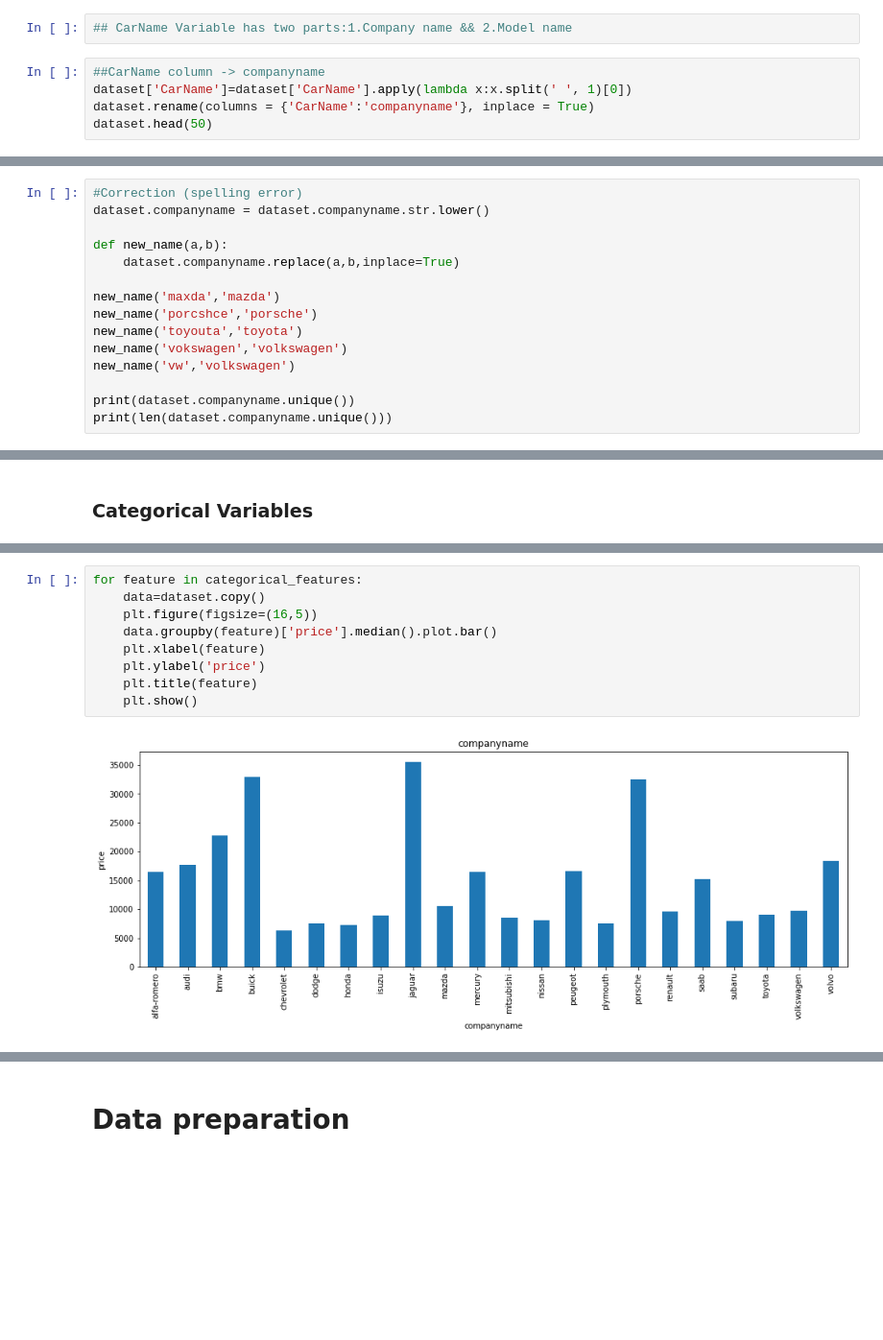
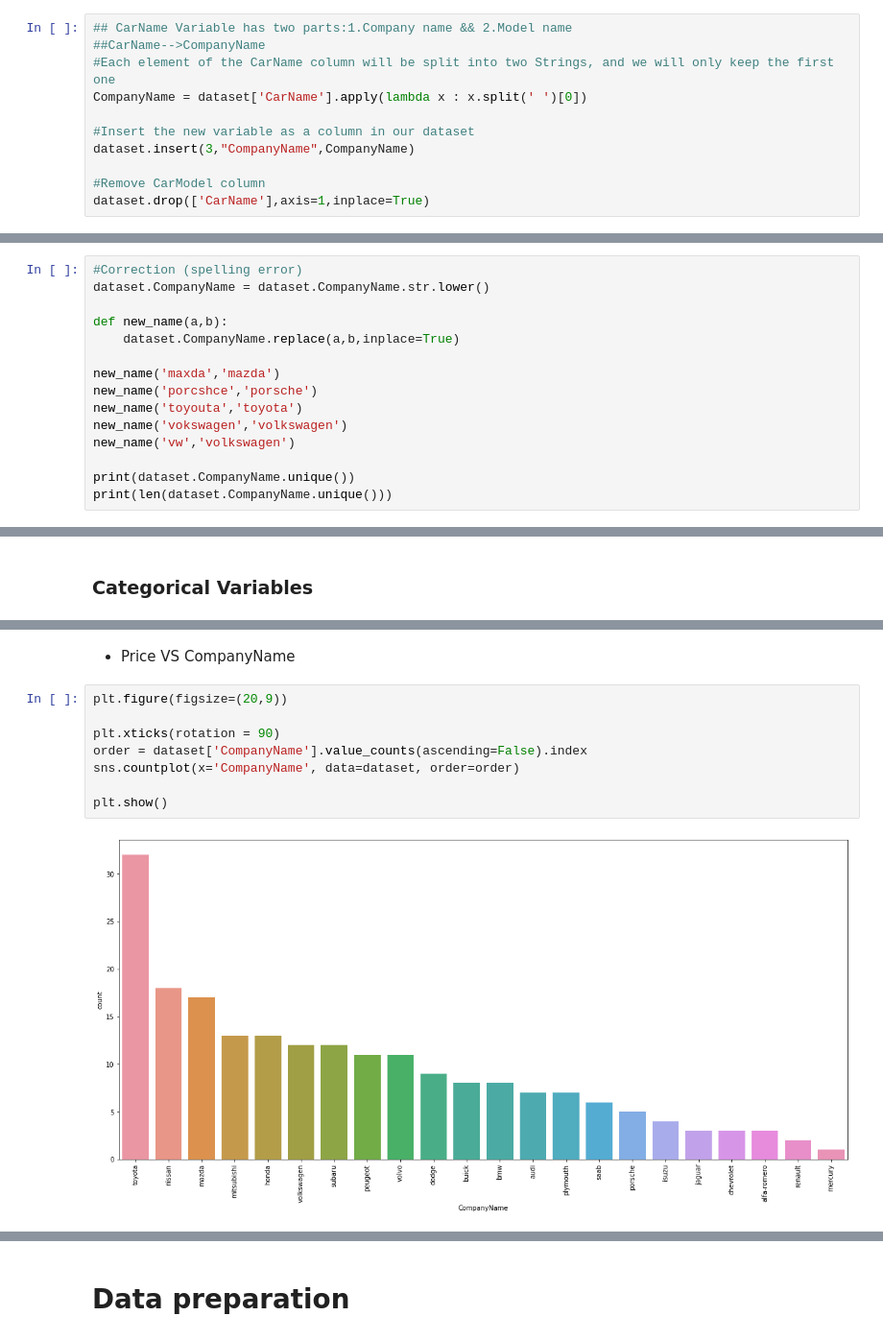
Before and after one commit to lkbansal111/EDA, a Jupyter notebook: CarPrice.ipynb, the cells around one changed output, grey strips where cells are left out. Shown: that part at 96% size. Drawn from its saved outputs; the diff is of its cells as text; blank space fills up the shorter version.

```diff
--- a/CarPrice.ipynb
+++ b/CarPrice.ipynb
@@ -83,7 +74,11 @@ dataset=dataset.drop('car_ID',axis=1)
 # %%
 ## CarName Variable has two parts:1.Company name && 2.Model name
+##CarName-->CompanyName
+#Each element of the CarName column will be split into two Strings, and we will only keep the first one
+CompanyName = dataset['CarName'].apply(lambda x : x.split(' ')[0])
+
+#Insert the new variable as a column in our dataset
+dataset.insert(3,"CompanyName",CompanyName)
+
+#Remove CarModel column
+dataset.drop(['CarName'],axis=1,inplace=True)
-# %%
-##CarName column -> companyname
-dataset['CarName']=dataset['CarName'].apply(lambda x:x.split(' ', 1)[0])
-dataset.rename(columns = {'CarName':'companyname'}, inplace = True)
-dataset.head(50)
@@ -120,10 +97,10 @@ len(dataset.companyname.unique())
 28
 # %%
 #Correction (spelling error)
-dataset.companyname = dataset.companyname.str.lower()
+dataset.CompanyName = dataset.CompanyName.str.lower()
 
 def new_name(a,b):
-    dataset.companyname.replace(a,b,inplace=True)
+    dataset.CompanyName.replace(a,b,inplace=True)
 
 new_name('maxda','mazda')
 new_name('porcshce','porsche')
@@ -131,8 +108,8 @@ new_name('toyouta','toyota')
 new_name('vokswagen','volkswagen')
 new_name('vw','volkswagen')
 
-print(dataset.companyname.unique())
-print(len(dataset.companyname.unique()))
+print(dataset.CompanyName.unique())
+print(len(dataset.CompanyName.unique()))
 # %% [output]
 ['alfa-romero' 'audi' 'bmw' 'chevrolet' 'dodge' 'honda' 'isuzu' 'jaguar'
  'mazda' 'buick' 'mercury' 'mitsubishi' 'nissan' 'peugeot' 'plymouth'
@@ -405,11 +489,12 @@ for feature in categorical_features:
+# %% [markdown]
+- Price VS CompanyName
 # %%
-for feature in categorical_features:
-    data=dataset.copy()
-    plt.figure(figsize=(16,5))
-    data.groupby(feature)['price'].median().plot.bar()
-    plt.xlabel(feature)
-    plt.ylabel('price')
-    plt.title(feature)
-    plt.show()
+plt.figure(figsize=(20,9))
+
+plt.xticks(rotation = 90)
+order = dataset['CompanyName'].value_counts(ascending=False).index
+sns.countplot(x='CompanyName', data=dataset, order=order)
+
+plt.show()
 # %% [output]
-[figure, old version]
+[figure, new version]
```
Also changed, not shown: parts of 101 cells of this notebook.
